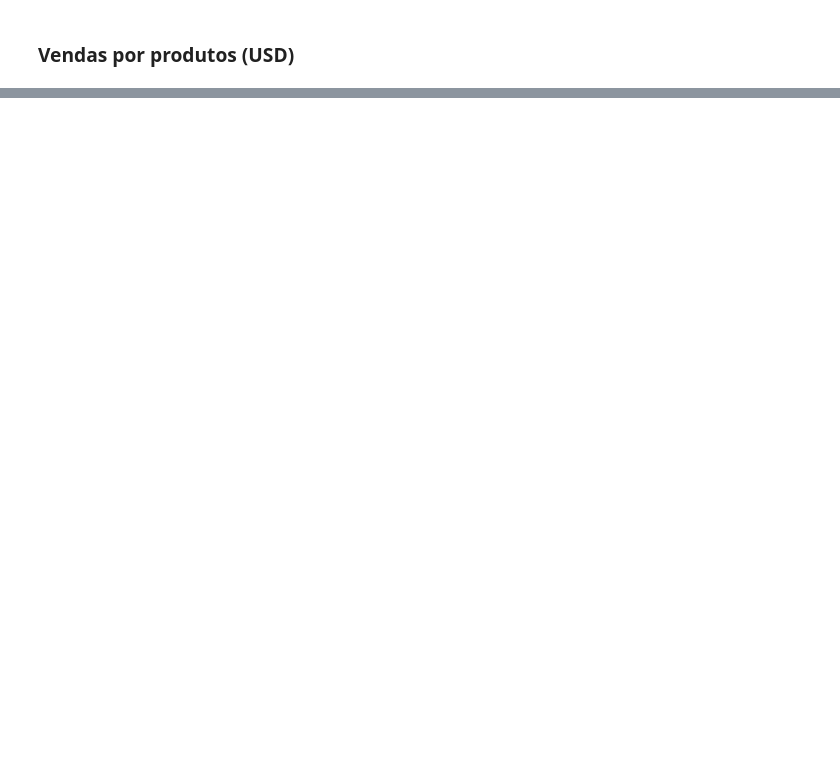
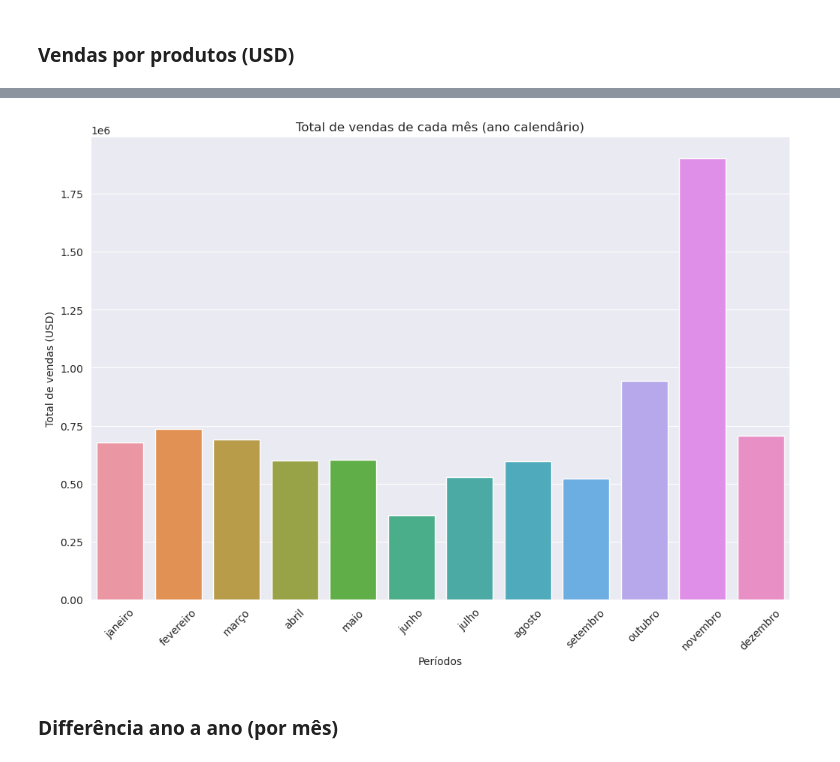
Before and after one commit to pveinberg/Curso_DataScience_Minsait, a Jupyter notebook: Notebooks/Aula01/Pandas_Sql_v02.ipynb, the cells around one changed output, grey strips where cells are left out. Drawn from its saved outputs; the diff is of its cells as text; code cells hidden in the pictures; blank space fills up the shorter version.

```diff
--- a/Notebooks/Aula01/Pandas_Sql_v02.ipynb
+++ b/Notebooks/Aula01/Pandas_Sql_v02.ipynb
@@ -368,0 +332,6 @@ plt.show()
+# %%
+# Anos, meses e períodos
+df2['year'] = df2.orderDate.dt.year
+df2['month'] = df2.orderDate.dt.month
+df2['ordersPeriod'] = df2['orderDate'].dt.strftime('%Y-%m')
+df2.sample(10)
@@ -368,0 +350,7 @@ plt.show()
+# %%
+# Calcular o acumulado dos meses
+vendas_por_meses = df2.groupby('month')['totalLine'] \
+    .sum().sort_index().reset_index().iloc[:24]
+
+vendas_por_meses['month_name'] = meses_pt
+vendas_por_meses
@@ -368,0 +371,13 @@ plt.show()
+# %%
+# Vendas por mês (ano calendârio)
+plt.figure(figsize=FIGSIZE_DEFAULT)
+sns.barplot(data=vendas_por_meses, x=vendas_por_meses['month_name'], y=vendas_por_meses['totalLine'])
+plt.title("Total de vendas de cada mês (ano calendârio)")
+plt.xticks(rotation=45)
+plt.xlabel("Períodos")
+plt.ylabel("Total de vendas (USD)")
+plt.show()
+# %% [output]
+[figure, added]
+# %% [markdown]
+### Differência ano a ano (por mês)
```
Also changed, not shown: parts of 49 cells of this notebook.
